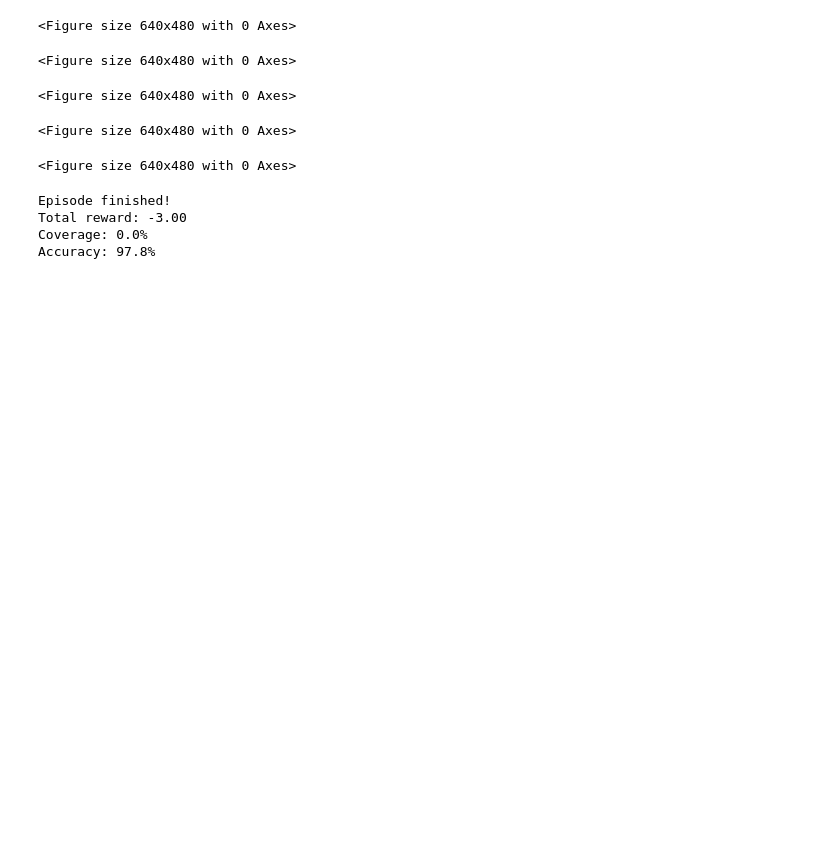
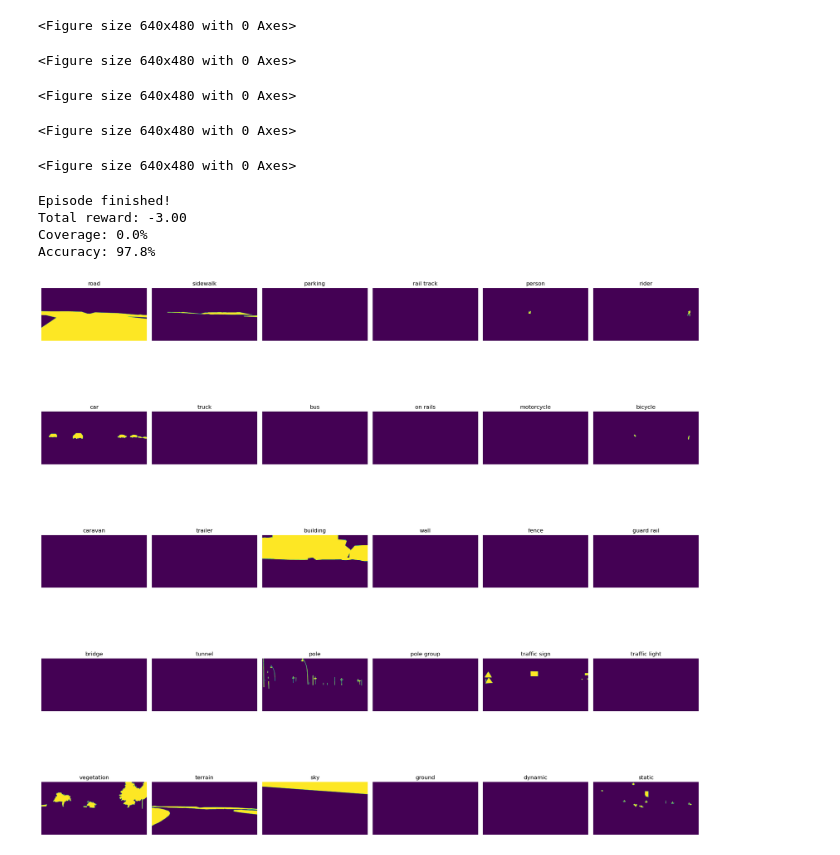
Before and after one commit to JasperTan-03/MAPS, a Jupyter notebook: 2d_maps/ppo.ipynb, the cells around one changed output. Cells and saved outputs as stored; diff of their text form; code cells hidden in the pictures; blank space fills up the shorter version.

Commit message:
Test all masks

```diff
--- a/2d_maps/ppo.ipynb
+++ b/2d_maps/ppo.ipynb
@@ -148,3 +148,16 @@ for idx, label in enumerate(possible_labels):
 
 # Save the combined masks array
 np.save('output/combined_masks.npy', combined_masks)
+# %%
+# Display images by label
+fig, axes = plt.subplots(5, 6, figsize=(20, 20))
+
+for idx, ax in enumerate(axes.flat):
+    ax.imshow(combined_masks[:, :, idx])
+    ax.set_title(possible_labels[idx])
+    ax.axis('off')
+
+plt.tight_layout()
+plt.show()
+# %% [output]
+[figure, added]
```
Also changed, not shown: parts of 2 cells of this notebook.
